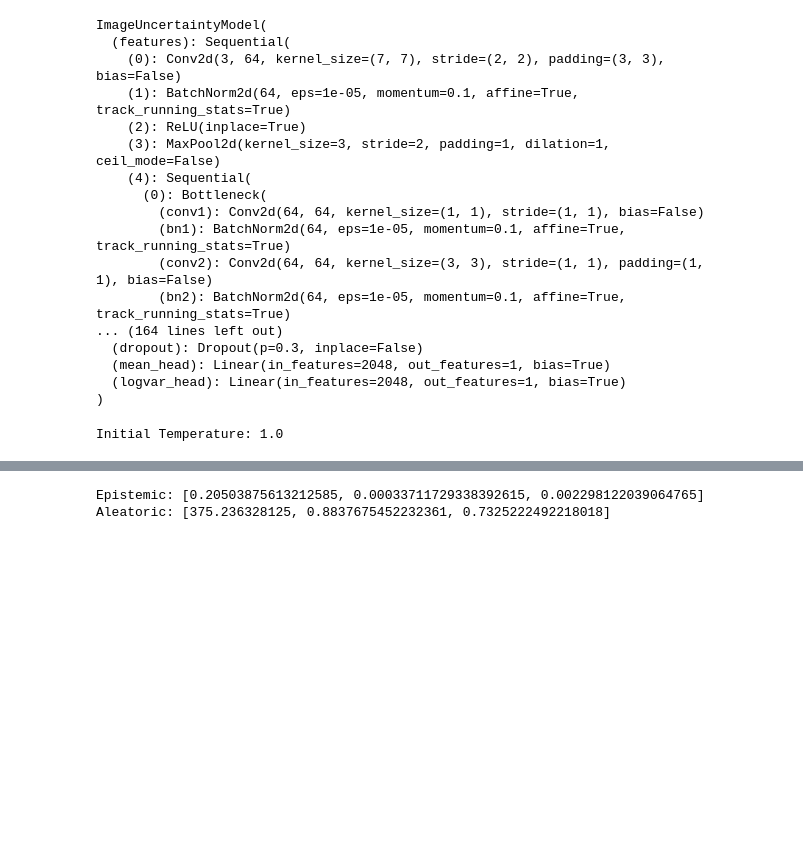
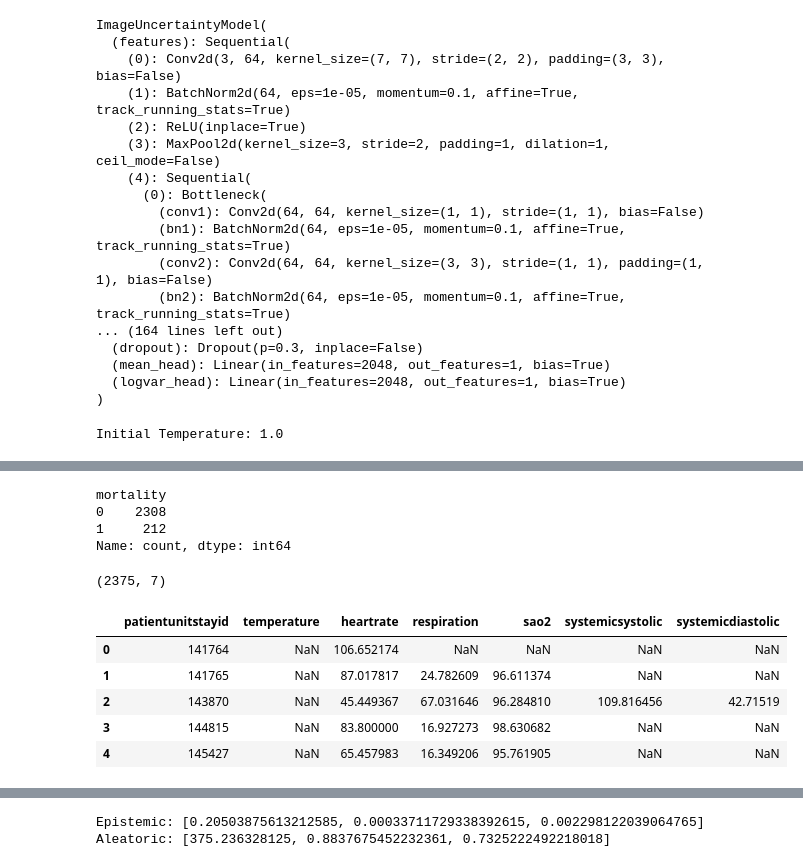
Before and after one commit to pammikavitha/Jenkin, a Jupyter notebook: uncertinity.ipynb, the cells around one changed output, grey strips where cells are left out. Drawn from its saved outputs; the diff is of its cells as text; code cells hidden in the pictures; blank space fills up the shorter version.

```diff
--- a/uncertinity.ipynb
+++ b/uncertinity.ipynb
@@ -1523,3 +1578,45 @@ Initial Temperature: 1.0
+# %%
+#REAL LABEL GENERATION
+# ==========================================
+# CREATE REAL ICU MORTALITY LABEL
+# ==========================================
+
+df['mortality'] = (
+
+    df['hospitaldischargestatus']
+    == 'Expired'
+
+).astype(int)
+
+# ------------------------------------------
+# CHECK LABEL DISTRIBUTION
+# ------------------------------------------
+
+print(
+
+    df['mortality'].value_counts()
+)
+# %% [output]
+mortality
+0    2308
+1     212
+Name: count, dtype: int64
+# %%
+#STEP 1 — SELECT FEATURES
+feature_cols = [
+
+    'temperature',
+
+    'heartrate',
+
+    'respiration',
+
+    'sao2',
+
+    'systemicsystolic',
+
+    'systemicdiastolic'
+]
 # %%
 #STEP 6 — MC DROPOUT FUNCTION This computes epistemic uncertainty.
 
@@ -1550,3 +1647,11 @@ def mc_dropout_uncertainty(
     epistemic = preds.var()
 
     return mean_pred, epistemic
+# %%
+#STEP 2 — KEEP REQUIRED COLUMNS
+vitals_small = vitals[
+
+    ['patientunitstayid']
+    + feature_cols
+
+]
@@ -1552,0 +1667,13 @@ def mc_dropout_uncertainty(
+# %%
+#STEP 4 — CHECK RESULT
+print(vitals_agg.shape)
+
+vitals_agg.head()
+# %% [output]
+(2375, 7)
+|  | patientunitstayid | temperature | heartrate | respiration | sao2 | systemicsystolic | systemicdiastolic |
+| 0 | 141764 | NaN | 106.652174 | NaN | NaN | NaN | NaN |
+| 1 | 141765 | NaN | 87.017817 | 24.782609 | 96.611374 | NaN | NaN |
+| 2 | 143870 | NaN | 45.449367 | 67.031646 | 96.284810 | 109.816456 | 42.71519 |
+| 3 | 144815 | NaN | 83.800000 | 16.927273 | 98.630682 | NaN | NaN |
+| 4 | 145427 | NaN | 65.457983 | 16.349206 | 95.761905 | NaN | NaN |
```
Also changed, not shown: parts of 28 cells of this notebook.
